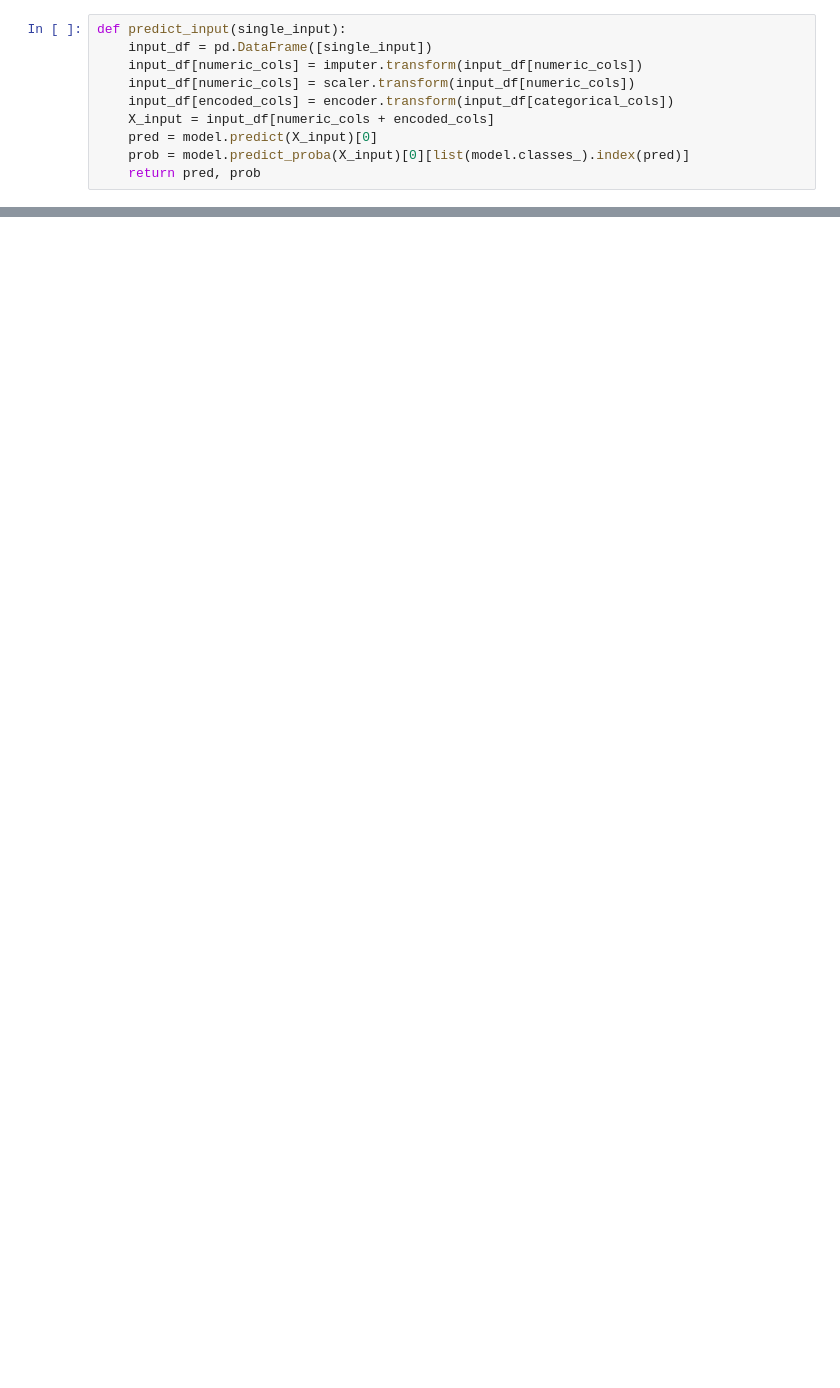
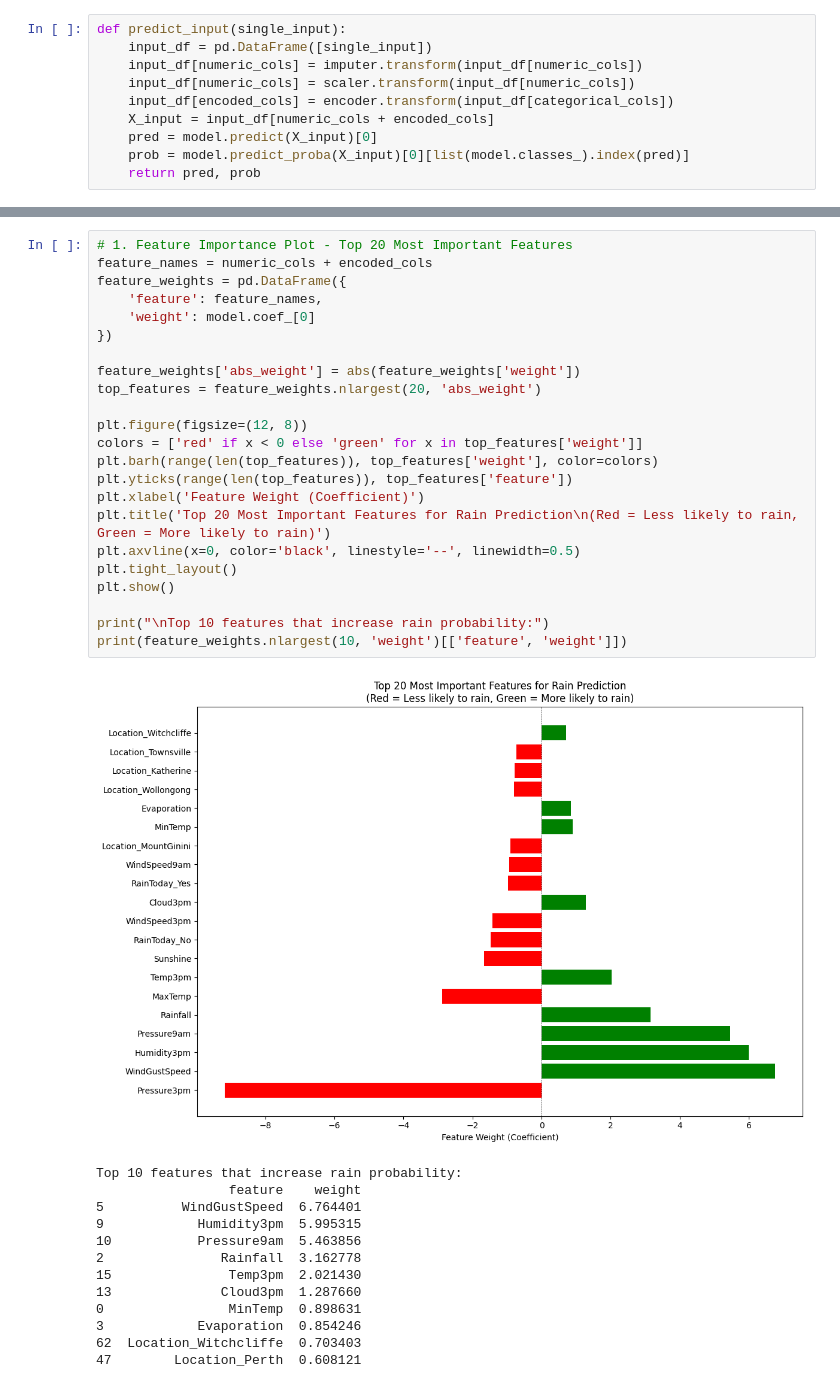
Before and after one commit to toRK25/Logistic-regression, a Jupyter notebook: pakoda.ipynb, the cells around one changed output, grey strips where cells are left out. Drawn from its saved outputs; the diff is of its cells as text; blank space fills up the shorter version.

```diff
--- a/pakoda.ipynb
+++ b/pakoda.ipynb
@@ -297,0 +540,37 @@ predict_input(new_input)
+# %%
+# 1. Feature Importance Plot - Top 20 Most Important Features
+feature_names = numeric_cols + encoded_cols
+feature_weights = pd.DataFrame({
+    'feature': feature_names,
+    'weight': model.coef_[0]
+})
+
+feature_weights['abs_weight'] = abs(feature_weights['weight'])
+top_features = feature_weights.nlargest(20, 'abs_weight')
+
+plt.figure(figsize=(12, 8))
+colors = ['red' if x < 0 else 'green' for x in top_features['weight']]
+plt.barh(range(len(top_features)), top_features['weight'], color=colors)
+plt.yticks(range(len(top_features)), top_features['feature'])
+plt.xlabel('Feature Weight (Coefficient)')
+plt.title('Top 20 Most Important Features for Rain Prediction\n(Red = Less likely to rain, Green = More likely to rain)')
+plt.axvline(x=0, color='black', linestyle='--', linewidth=0.5)
+plt.tight_layout()
+plt.show()
+
+print("\nTop 10 features that increase rain probability:")
+print(feature_weights.nlargest(10, 'weight')[['feature', 'weight']])
+# %% [output]
+[figure, added]
+Top 10 features that increase rain probability:
+                 feature    weight
+5          WindGustSpeed  6.764401
+9            Humidity3pm  5.995315
+10           Pressure9am  5.463856
+2               Rainfall  3.162778
+15               Temp3pm  2.021430
+13              Cloud3pm  1.287660
+0                MinTemp  0.898631
+3            Evaporation  0.854246
+62  Location_Witchcliffe  0.703403
+47        Location_Perth  0.608121
```
Also changed, not shown: parts of 30 cells of this notebook.
